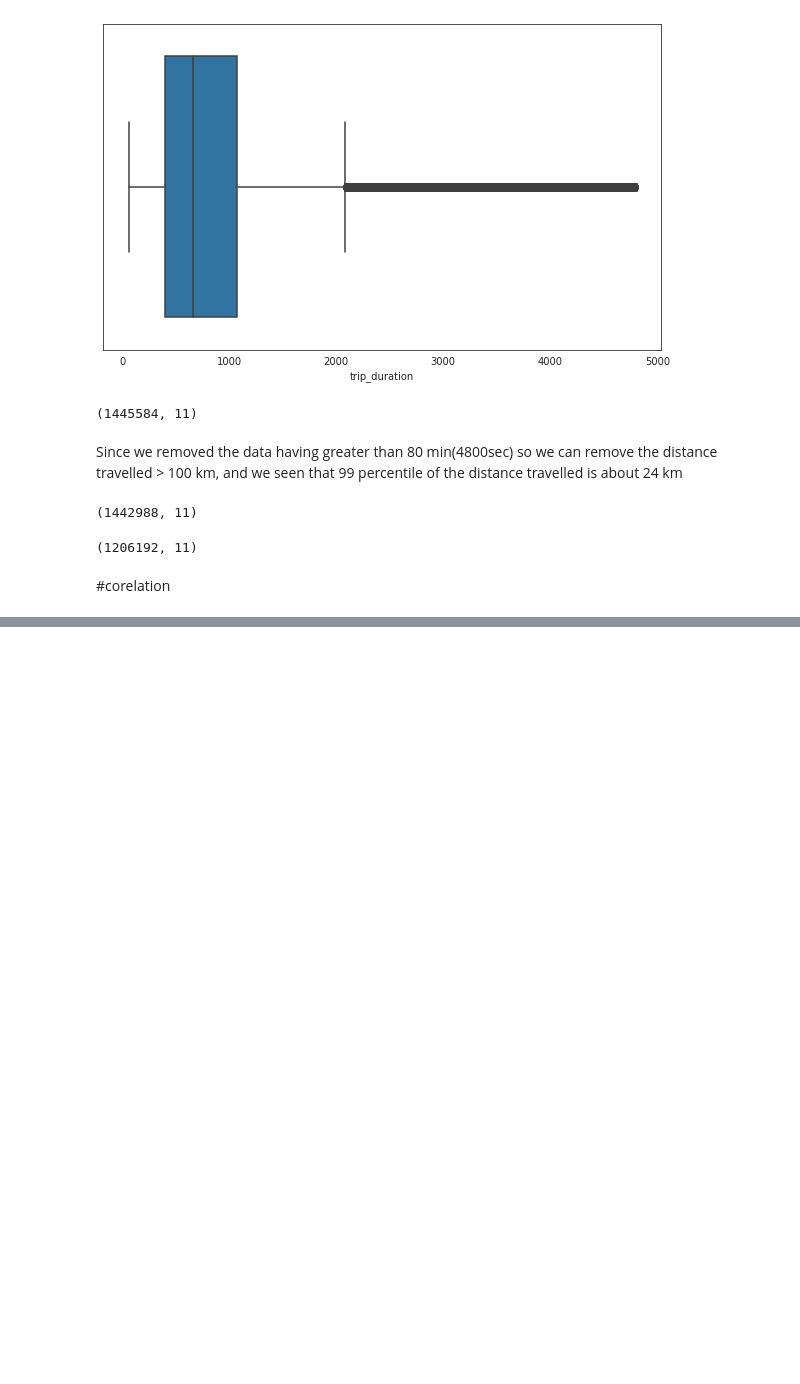
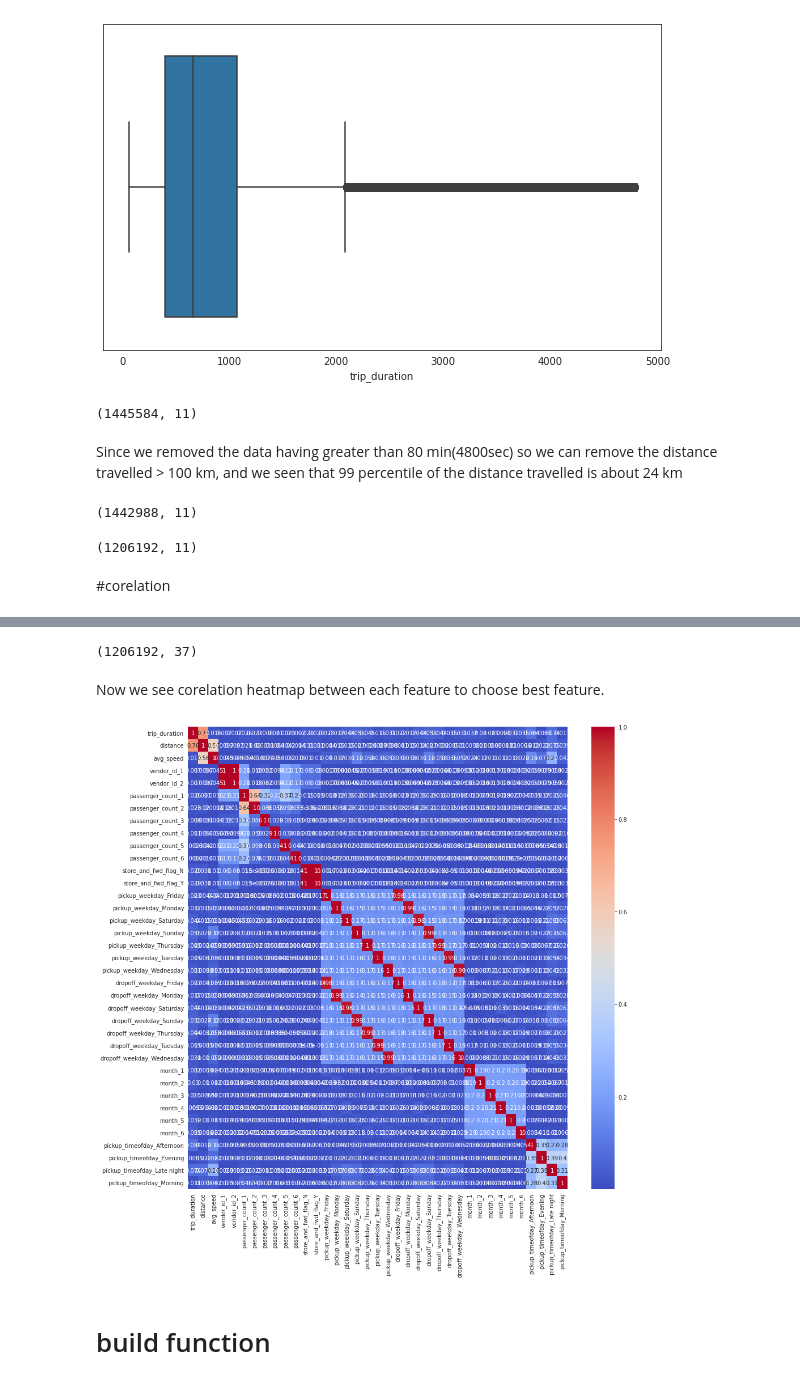
Before and after one commit to pranay2310/NYC-Taxi-Trip-Time-Prediction---Capstone-Project.ipynb, a Jupyter notebook: NYC_Taxi_Trip_Time_Prediction_Capstone_Project.ipynb, the cells around one changed output, grey strips where cells are left out. Cells and saved outputs as stored; diff of their text form; code cells hidden in the pictures; blank space fills up the shorter version.

```diff
--- a/NYC_Taxi_Trip_Time_Prediction_Capstone_Project.ipynb
+++ b/NYC_Taxi_Trip_Time_Prediction_Capstone_Project.ipynb
@@ -608,0 +621,3 @@ df.shape
+# %%
+#we can also remove "pickup_weekday_num" as "pickup_weekday" and "dropoff_weekday" information also avalibale
+df.drop(['pickup_weekday_num'],axis=1,inplace=True)
@@ -608,0 +692,9 @@ df.shape
+# %%
+# One hot encoding
+final_data = pd.get_dummies(df, columns=["vendor_id",
+                                         "passenger_count",
+                                         "store_and_fwd_flag",
+                                         "pickup_weekday",
+                                         "dropoff_weekday",
+                                         "month",
+                                         "pickup_timeofday"])
@@ -608,0 +711,16 @@ df.shape
+# %%
+final_data.shape
+# %% [output]
+(1206192, 37)
+# %% [markdown]
+Now we see corelation heatmap between each feature to choose best feature.
+# %%
+ ## Correlation
+plt.figure(figsize=(15,15))
+correlation_1 = final_data.corr()
+sns.heatmap(abs(correlation_1), annot=True, cmap='coolwarm')
+plt.show()
+# %% [output]
+[figure, added]
+# %% [markdown]
+# build function
```
Also changed, not shown: parts of 25 cells of this notebook.
